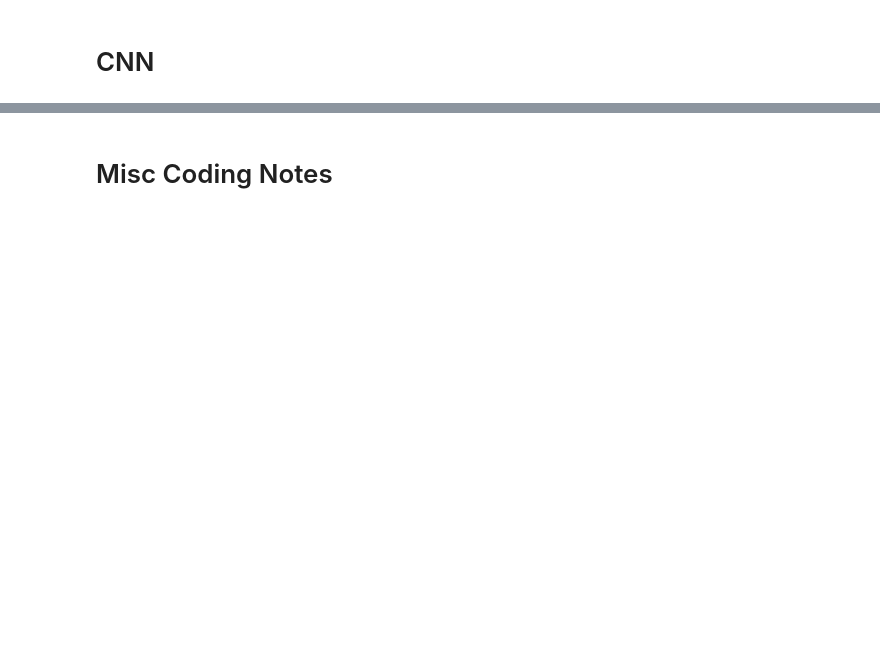
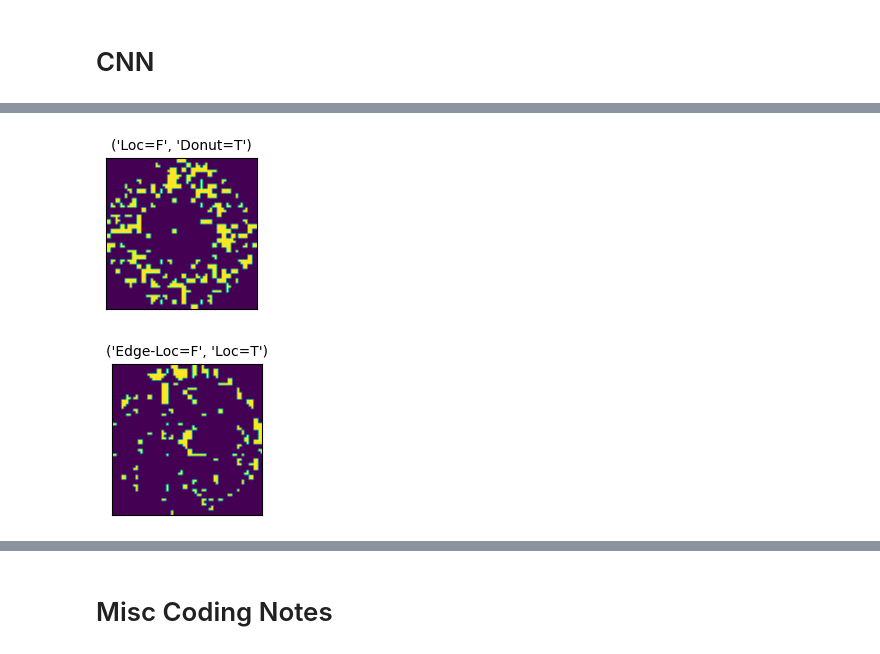
Before and after one commit to brian-calderon/Project_IV, a Jupyter notebook: ProjectIV_V1_0.ipynb, the cells around one changed output, grey strips where cells are left out. Saved outputs shown, nothing was run; the diff lists cells and outputs as text; code cells hidden in the pictures; blank space fills up the shorter version.

```diff
--- a/ProjectIV_V1_0.ipynb
+++ b/ProjectIV_V1_0.ipynb
@@ -844,0 +1004,4 @@ display("there are ",len(x_train),"maps for training")
+# %%
+batch_size = 100
+lenet.fit(train_gen(train,batch_size), steps_per_epoch = train.shape[0] // batch_size,
+ epochs = 10)
@@ -844,0 +1036,6 @@ display("there are ",len(x_train),"maps for training")
+# %%
+predict_maps =[]
+predict_labels = []
+for map, label in test_gen(test,10):
+  predict_maps.append(map)
+  predict_labels.append(label)
@@ -844,0 +1049,8 @@ display("there are ",len(x_train),"maps for training")
+# %%
+predict = np.argmax(lenet.predict(predict_maps),1)
+display(predict, np.where(predict_labels[0] ==  1)[1])
+# predict_train = np.argmax(model.predict(images_train), 1)
+# incorrect_indices = predict_train != np.argmax(labels_train, 1)
+# incorrect_images  = x_train[incorrect_indices]
+# random_samples    = np.random.choice(incorrect_images.shape[0], 25)
+# visualize(incorrect_images[random_samples])
@@ -845,3 +1061,24 @@ display("there are ",len(x_train),"maps for training")
+# %%
+incorrect_indices = np.where(predict !=  np.where(predict_labels[0] ==  1)[1])
+incorrect_images = predict_maps[0][incorrect_indices[0],:,:,2]
+incorrect_labels = []
+[incorrect_labels.append(list(encoders.keys())[key]) for key in\
+ predict[incorrect_indices]]
+
+correct_labels = []
+[correct_labels.append(list(encoders.keys())[key]) for key in \
+ np.where(predict_labels[0] ==  1)[1][incorrect_indices]]
+
+i = 0
+for map in incorrect_images:
+#   encoded_keys = np.where(label == 1)[1][:]
+#   fail_type = []
+#   [fail_type.append(list(encoders.keys())[key]) for key in encoded_keys]
+  plot_map(map,(incorrect_labels[i]+"=F",correct_labels[i]+"=T") )
+  i += 1
+# %% [output]
+[figure, added]
+[figure, added]
 # %%
 ################################################################################
 #------------------------------Model Definition---------------------------------
```
Also changed, not shown: parts of 39 cells of this notebook.
